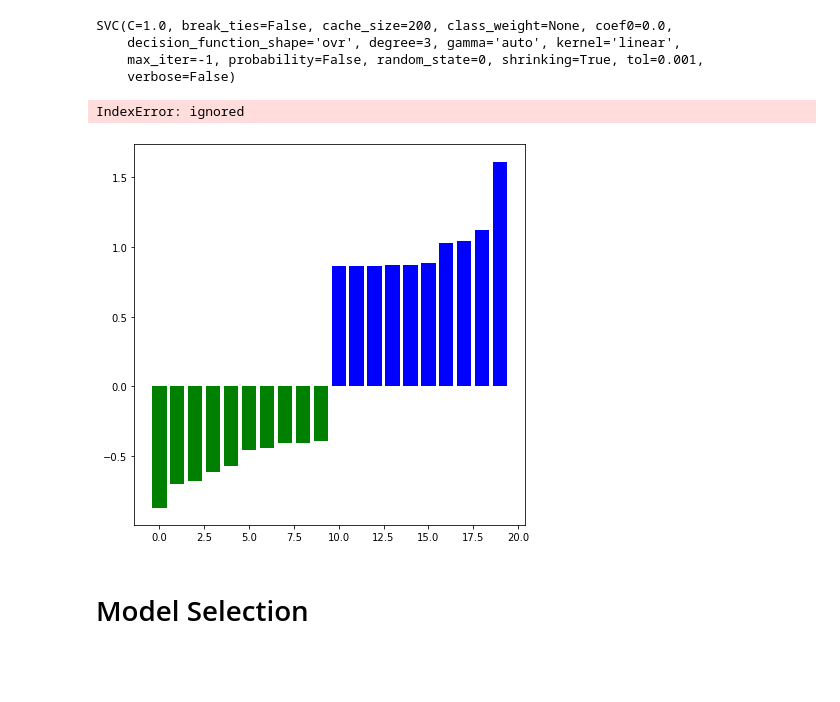
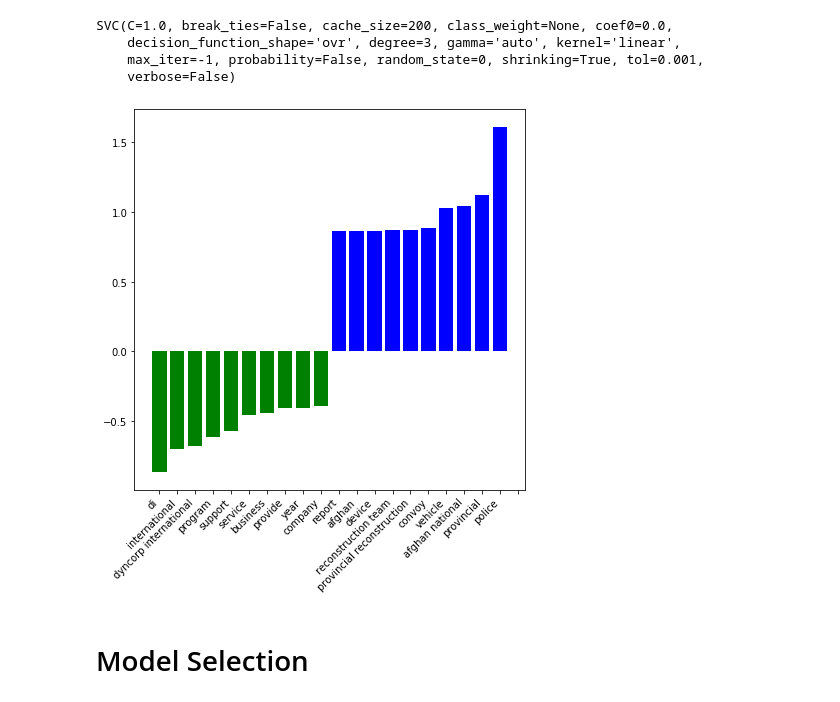
Before and after one commit to rayshu/Data-Classification, a Jupyter notebook: Classifiers_RF_SVM_NB_LR.ipynb, the cells around one changed output. Saved outputs shown, nothing was run; the diff lists cells and outputs as text; code cells hidden in the pictures; blank space fills up the shorter version.

```diff
--- a/Classifiers_RF_SVM_NB_LR.ipynb
+++ b/Classifiers_RF_SVM_NB_LR.ipynb
@@ -254,28 +254,28 @@ SVC(C=1.0, break_ties=False, cache_size=200, class_weight=None, coef0=0.0,
     verbose=False)
 # %%
 N = 10
+Tfidf_vect.fit(df_ent['Text'])
 def feature_plot(classifier, feature_names, top_features=N):
  coef = classifier.coef_.toarray()[0]
  top_positive_coefficients = np.argsort(coef)[-top_features:]
  top_negative_coefficients = np.argsort(coef)[:top_features]
  top_coefficients = np.hstack([top_negative_coefficients, top_positive_coefficients])
  plt.figure(figsize=(7, 7))
  colors = ['green' if c < 0 else 'blue' for c in coef[top_coefficients]]
  plt.bar(np.arange(2 * top_features), coef[top_coefficients], color=colors)
  feature_names = np.array(feature_names)
  plt.xticks(np.arange(1 + 2 * top_features), feature_names[top_coefficients], rotation=45, ha='right')
  plt.show()
 
 #  print("Most corelated terms: \n. {}".format('\n'.join(feature_names[top_coefficients])))
 #  unigrams = [v for v in feature_names[top_coefficients] if len(v.split(' ')) == 1]
 #  bigrams = [v for v in feature_names[top_coefficients] if len(v.split(' ')) == 2]
 #  print("Most correlated unigrams:\n. {}".format('\n. '.join(unigrams[:N])))
 #  print("Most correlated bigrams:\n. {}".format('\n. '.join(bigrams[-N:])))
 
 feature_plot(clf, Tfidf_vect.get_feature_names())
 # %% [output]
-IndexError: ignored
-[figure, old version]
+[figure, new version]
 # %% [markdown]
 # Model Selection
 # %%
```
